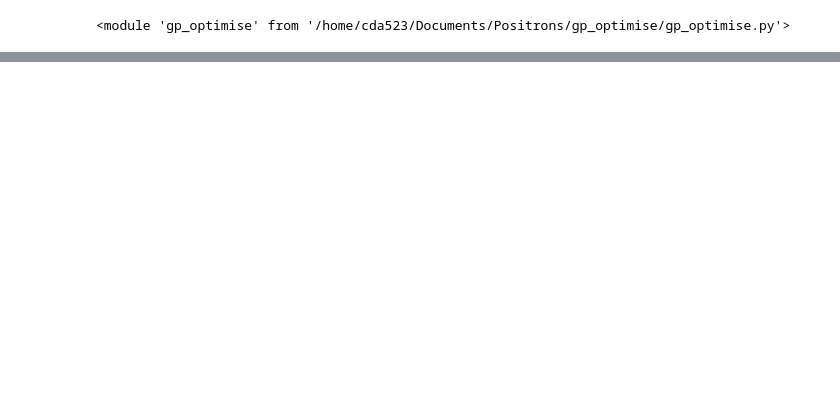
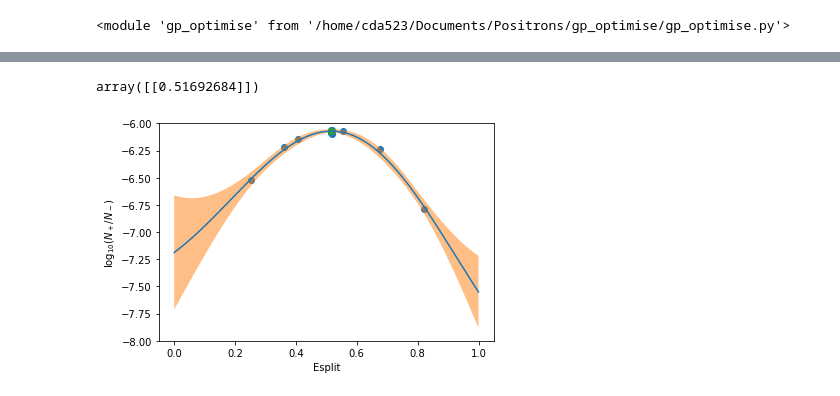
Before and after one commit to ChrisArran/gp_optimise, a Jupyter notebook: gp_test_MC.ipynb, the cells around one changed output, grey strips where cells are left out. Drawn from its saved outputs; the diff is of its cells as text; code cells hidden in the pictures; blank space fills up the shorter version.

```diff
--- a/gp_test_MC.ipynb
+++ b/gp_test_MC.ipynb
@@ -135,11 +152,16 @@ gpo.optimise(N_new,Nacq=100,explore=0.01,acq_fn='EI')
 # %%
 plt.scatter(gpo.X,gpo.y)
 y_test,std_test = gpo.gaussian_process.predict(X_test, return_std=True)
 plt.plot(X_test,y_test)
 plt.fill_between(X_test.ravel(),y_test-2*std_test,y_test+2*std_test,alpha=0.5)
 plt.scatter(gpo.X[-N_new:,0],gpo.y[-N_new:])
 #plt.xscale('log')
 plt.xlabel(dims[0]['name'])
 plt.ylabel('log$_{10}(N_+/N_-)$')
-plt.ylim([-8,-2])
+plt.ylim([-8,-6])
+
+acq_test2 = gpo.acquisition_function(X_test,explore=0.01,acq_fn='EI')
 gpo.next_acquisition(Nacq=10,explore=0.01,acq_fn='EI')
+# %% [output]
+array([[0.51692684]])
+[figure, added]
```
Also changed, not shown: parts of 12 cells of this notebook.
